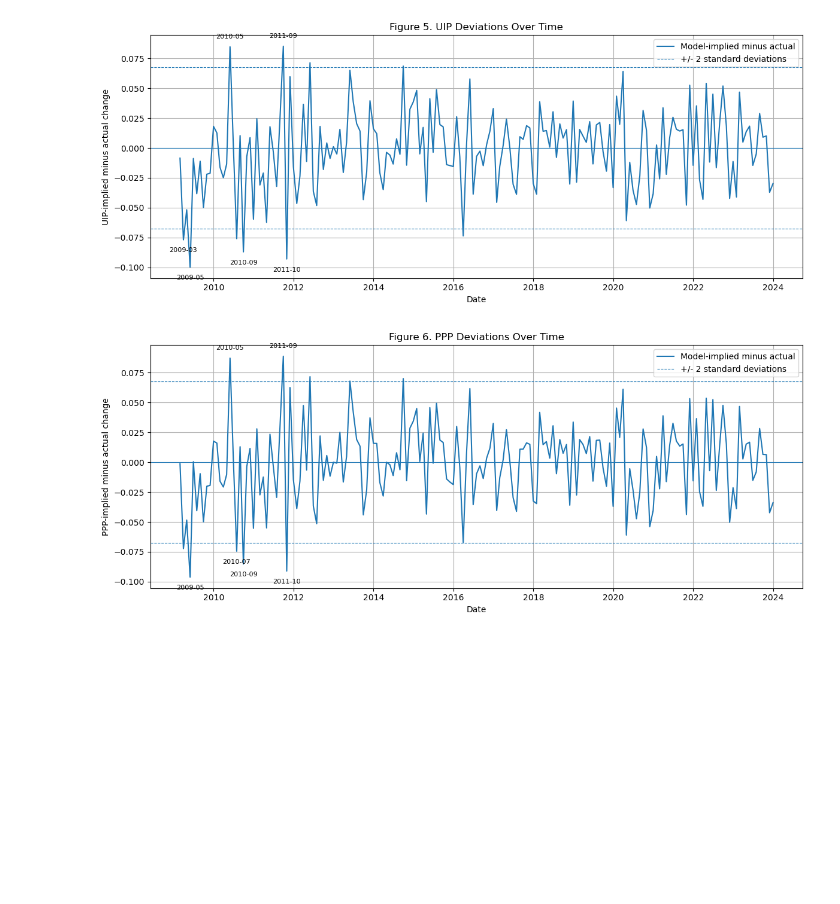
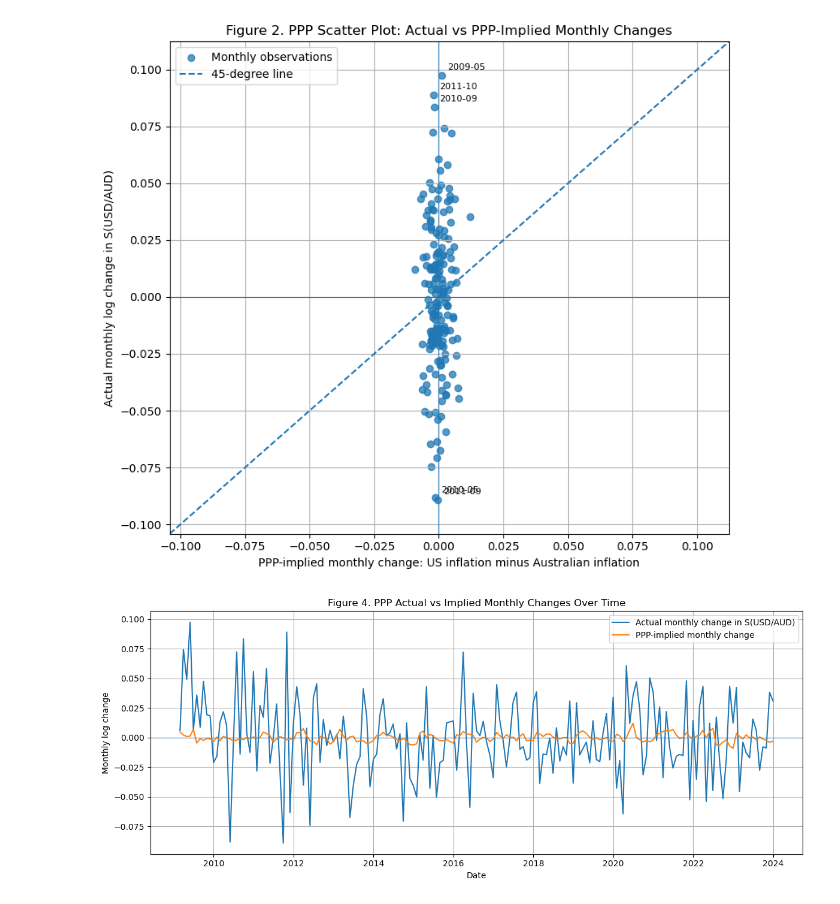
Before and after one commit to marwanferreira/audusd-carry-uip-ppp, a Jupyter notebook: notebooks/01_part1_uip_ppp_visuals.ipynb, the cells around one changed output. Cells and saved outputs as stored; diff of their text form; code cells hidden in the pictures; blank space fills up the shorter version.

```diff
--- a/notebooks/01_part1_uip_ppp_visuals.ipynb
+++ b/notebooks/01_part1_uip_ppp_visuals.ipynb
@@ -106,7 +128,7 @@ def plot_parity_scatter(
         [lower, upper],
         linestyle="--",
         linewidth=1.5,
-        label="45-degree line: actual = implied"
+        label="45-degree line"
     )
 
     ax.axhline(0, linewidth=0.8)
@@ -114,29 +136,6 @@ def plot_parity_scatter(
 
     ax.set_xlim(lower, upper)
     ax.set_ylim(lower, upper)
-
-
-    ax.text(
-        0.03,
-        0.97,
-        "Above line:\nactual > implied\nmodel-implied minus actual < 0",
-        transform=ax.transAxes,
-        va="top",
-        fontsize=9,
-        bbox=dict(boxstyle="round", alpha=0.15)
-    )
-
-    ax.text(
-        0.97,
-        0.03,
-        "Below line:\nactual < implied\nmodel-implied minus actual > 0",
-        transform=ax.transAxes,
-        ha="right",
-        va="bottom",
-        fontsize=9,
-        bbox=dict(boxstyle="round", alpha=0.15)
-    )
-
 
     largest = data.loc[data[deviation_col].abs().nlargest(n_labels).index]
 
@@ -286,21 +314,24 @@ def plot_deviations(
 # %%
-plot_deviations(
+plot_parity_scatter(
     data=part1,
-    deviation_col="uip_deviation",
-    title="Figure 5. UIP Deviations Over Time",
-    y_label="UIP-implied minus actual change",
-    filename="figure5_uip_deviation.png"
+    x_col="ppp_implied_change",
+    y_col="actual_fx_change",
+    deviation_col="ppp_deviation",
+    title="Figure 2. PPP Scatter Plot: Actual vs PPP-Implied Monthly Changes",
+    x_label="PPP-implied monthly change: US inflation minus Australian inflation",
+    y_label="Actual monthly log change in S(USD/AUD)",
+    filename="figure2_ppp_scatter_actual_vs_implied.png"
 )
 # %% [output]
-[figure, old version]
+[figure, new version]
 # %%
-plot_deviations(
+plot_actual_vs_implied(
     data=part1,
-    deviation_col="ppp_deviation",
-    title="Figure 6. PPP Deviations Over Time",
-    y_label="PPP-implied minus actual change",
-    filename="figure6_ppp_deviation.png"
+    implied_col="ppp_implied_change",
+    title="Figure 4. PPP Actual vs Implied Monthly Changes Over Time",
+    implied_label="PPP-implied monthly change",
+    filename="figure4_ppp_actual_vs_implied_monthly_changes.png"
 )
 # %% [output]
-[figure, old version]
+[figure, new version]
 # %%
```
Also changed, not shown: parts of 10 cells of this notebook, 28 other files.
